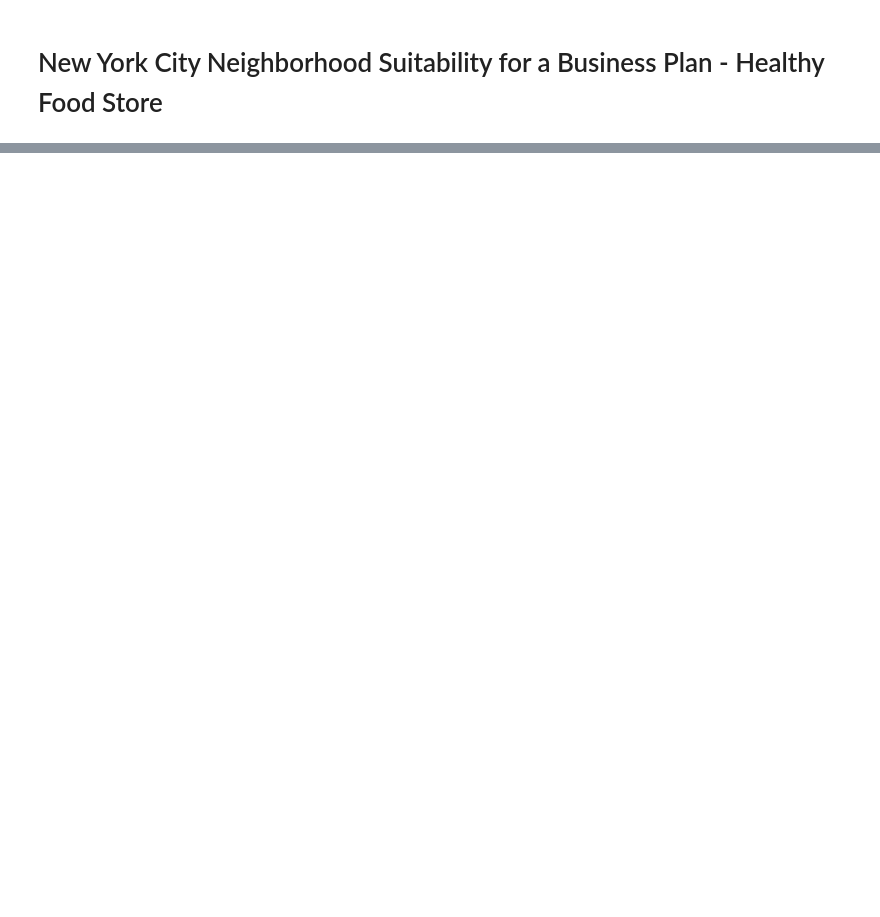
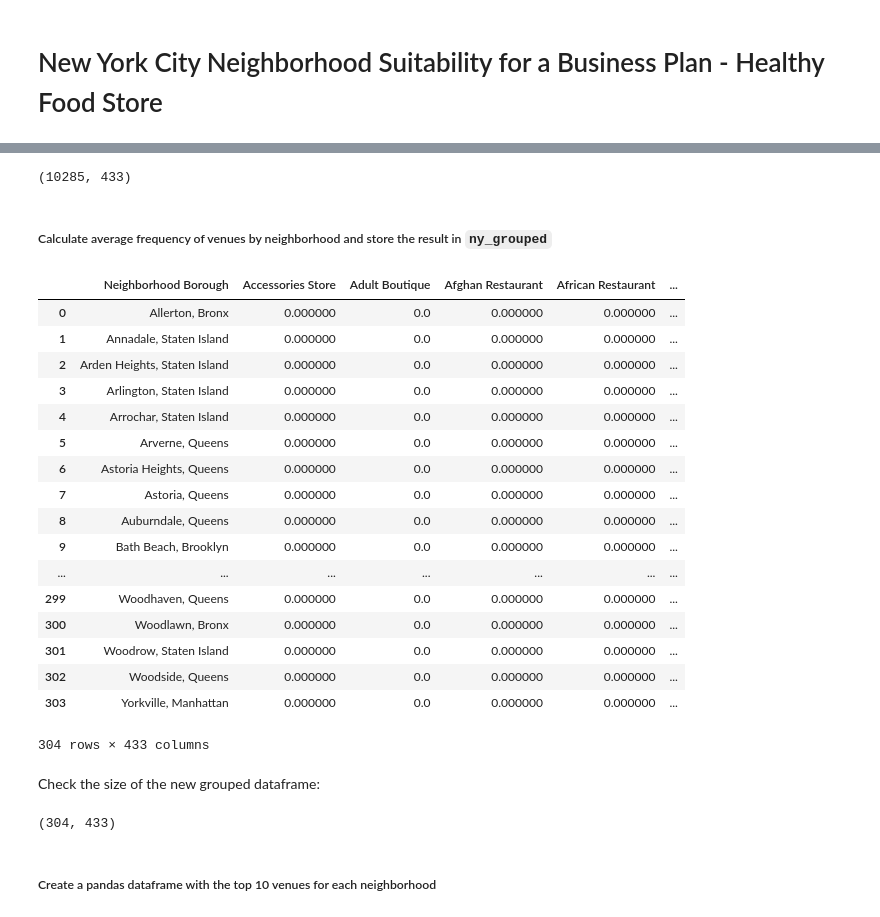
Before and after one commit to maria-sudolska/Coursera_Capstone, a Jupyter notebook: nyc-healthy-food-store.ipynb, the cells around one changed output, grey strips where cells are left out. Saved outputs shown, nothing was run; the diff lists cells and outputs as text; code cells hidden in the pictures; blank space fills up the shorter version.

```diff
--- a/nyc-healthy-food-store.ipynb
+++ b/nyc-healthy-food-store.ipynb
@@ -152,0 +437,4 @@ The __goal__ of this approach is to:
+# %%
+LIMIT = 100
+
+ny_venues = getNearbyVenues(names=ny_hoods['Neighborhood'], boroughs=ny_hoods['Borough'], latitudes=ny_hoods['Latitude'], longitudes=ny_hoods['Longitude'])
@@ -152,0 +481,16 @@ The __goal__ of this approach is to:
+# %%
+# Create a mask to filter venues that have category Neighborhood
+mask = ny_venues['Venue Category'] == 'Neighborhood'
+
+# Remove rows with venues that have category Neighborhood from venues dataframe
+ny_venues = ny_venues[~mask]
+
+# Reset index
+ny_venues.reset_index(drop=True, inplace=True)
+
+# Check the size of the new dataframe with venues
+print('Dataframe with venues has {} rows and {} columns.'.format(ny_venues.shape[0], ny_venues.shape[1]))
+print()
+
+# Check the dataframe with venues
+ny_venues.head()
@@ -152,0 +540,3 @@ The __goal__ of this approach is to:
+# %%
+# Create new column that combines neighborhood and borough
+ny_venues['Neighborhood Borough'] = ny_venues['Neighborhood'] + ', ' + ny_venues['Borough']
@@ -152,0 +619,13 @@ The __goal__ of this approach is to:
+# %%
+# One hot encoding
+ny_onehot = pd.get_dummies(ny_venues[['Venue Category']], prefix='', prefix_sep='')
+
+# Add neighborhood + borough column back to dataframe
+ny_onehot['Neighborhood Borough'] = ny_venues['Neighborhood Borough']
+
+# Move neighborhood column to the first column
+fixed_columns = [ny_onehot.columns[-1]] + list(ny_onehot.columns[:-1])
+ny_onehot = ny_onehot[fixed_columns]
+
+# View the result
+ny_onehot.head()
@@ -152,0 +640,37 @@ The __goal__ of this approach is to:
+# %%
+# Check the size of the new dataframe
+ny_onehot.shape
+# %% [output]
+(10285, 433)
+# %% [markdown]
+##### Calculate average frequency of venues by neighborhood and store the result in `ny_grouped`
+# %%
+ny_grouped = ny_onehot.groupby('Neighborhood Borough').mean().reset_index()
+ny_grouped
+# %% [output]
+|  | Neighborhood Borough | Accessories Store | Adult Boutique | Afghan Restaurant | African Restaurant | ... |
+| 0 | Allerton, Bronx | 0.000000 | 0.0 | 0.000000 | 0.000000 | ... |
+| 1 | Annadale, Staten Island | 0.000000 | 0.0 | 0.000000 | 0.000000 | ... |
+| 2 | Arden Heights, Staten Island | 0.000000 | 0.0 | 0.000000 | 0.000000 | ... |
+| 3 | Arlington, Staten Island | 0.000000 | 0.0 | 0.000000 | 0.000000 | ... |
+| 4 | Arrochar, Staten Island | 0.000000 | 0.0 | 0.000000 | 0.000000 | ... |
+| 5 | Arverne, Queens | 0.000000 | 0.0 | 0.000000 | 0.000000 | ... |
+| 6 | Astoria Heights, Queens | 0.000000 | 0.0 | 0.000000 | 0.000000 | ... |
+| 7 | Astoria, Queens | 0.000000 | 0.0 | 0.000000 | 0.000000 | ... |
+| 8 | Auburndale, Queens | 0.000000 | 0.0 | 0.000000 | 0.000000 | ... |
+| 9 | Bath Beach, Brooklyn | 0.000000 | 0.0 | 0.000000 | 0.000000 | ... |
+| ... | ... | ... | ... | ... | ... | ... |
+| 299 | Woodhaven, Queens | 0.000000 | 0.0 | 0.000000 | 0.000000 | ... |
+| 300 | Woodlawn, Bronx | 0.000000 | 0.0 | 0.000000 | 0.000000 | ... |
+| 301 | Woodrow, Staten Island | 0.000000 | 0.0 | 0.000000 | 0.000000 | ... |
+| 302 | Woodside, Queens | 0.000000 | 0.0 | 0.000000 | 0.000000 | ... |
+| 303 | Yorkville, Manhattan | 0.000000 | 0.0 | 0.000000 | 0.000000 | ... |
+304 rows × 433 columns
+# %% [markdown]
+Check the size of the new grouped dataframe:
+# %%
+ny_grouped.shape
+# %% [output]
+(304, 433)
+# %% [markdown]
+##### Create a pandas dataframe with the top 10 venues for each neighborhood
```
Also changed, not shown: parts of 291 cells of this notebook, 14 other files.
